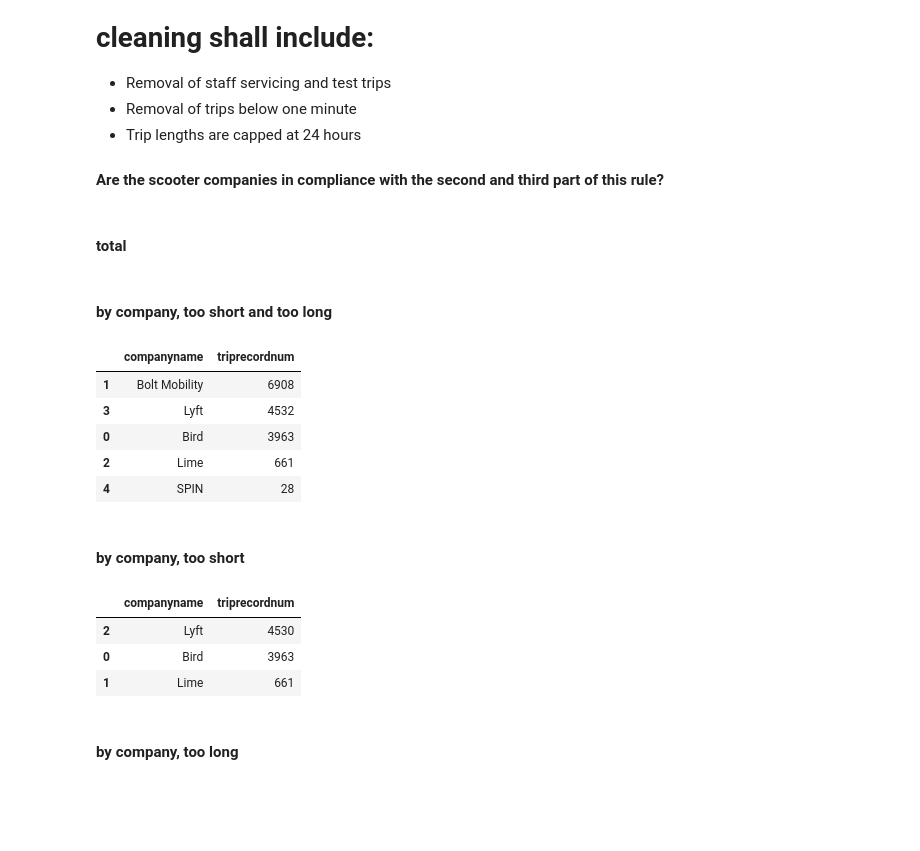
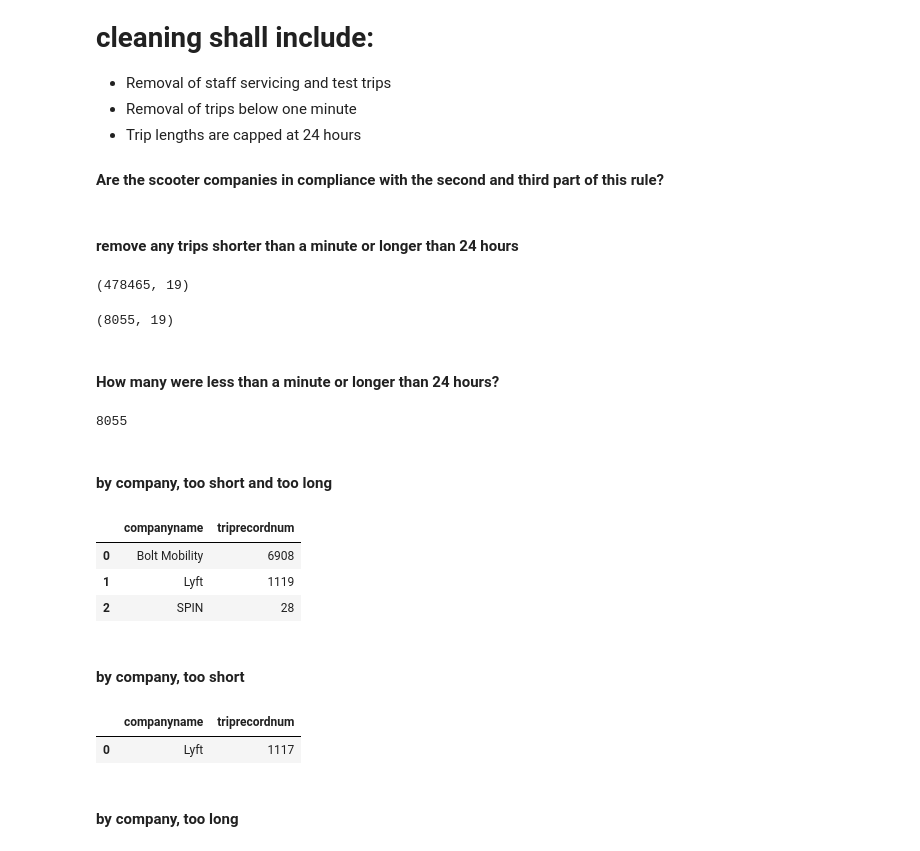
Before and after one commit to NSS-Data-Analytics-Cohort-11/scooters-margherita, a Jupyter notebook: notebook/dbeistad-scooters-margherita.ipynb, the cells around one changed output. Saved outputs shown, nothing was run; the diff lists cells and outputs as text; code cells hidden in the pictures; blank space fills up the shorter version.

Commit message:
cleaned up code, asdded comments, finished Q3

```diff
--- a/notebook/dbeistad-scooters-margherita.ipynb
+++ b/notebook/dbeistad-scooters-margherita.ipynb
@@ -160,0 +168,2 @@ sns.lineplot(data=scooters_by_company_month, x="month", y="sumdid", hue='company
+# %%
+trips_clean = trips[(trips['tripduration'] > 0) & (trips['tripdistance'] > 0)]
@@ -174,29 +198,41 @@ sns.lineplot(data=trips_usage, x="month", y="triprecordnum", hue='companyname')
 * Trip lengths are capped at 24 hours
 #### Are the scooter companies in compliance with the second and third part of this rule?
 # %% [markdown]
-#### total
+#### remove any trips shorter than a minute or longer than 24 hours
 # %%
-trips_clean = trips[(trips['tripduration'] < 1) | (trips['tripduration'] > 24*60 )]['triprecordnum']
+clean_trips = trips_clean[(trips_clean['tripduration'] >= 1) & (trips_clean['tripduration'] <= 24 * 60 )]
+# %%
+trips_outside_range = trips_clean[(trips_clean['tripduration'] < 1) | (trips_clean['tripduration'] > 24 * 60 )]
+# %%
+clean_trips.shape
+# %% [output]
+(478465, 19)
+# %%
+trips_outside_range.shape
+# %% [output]
+(8055, 19)
+# %% [markdown]
+#### How many were less than a minute or longer than 24 hours?
+# %%
+trips_clean.shape[0] - clean_trips.shape[0]
+# %% [output]
+8055
 # %% [markdown]
 #### by company, too short and too long
 # %%
-trips[(trips['tripduration'] < 1) | (trips['tripduration'] > 24*60 )].groupby("companyname")['triprecordnum'].count().reset_index().sort_values('triprecordnum', ascending=False)
+trips_outside_range.groupby("companyname")['triprecordnum'].count().reset_index().sort_values('triprecordnum', ascending=False)
 # %% [output]
 |  | companyname | triprecordnum |
-| 1 | Bolt Mobility | 6908 |
-| 3 | Lyft | 4532 |
-| 0 | Bird | 3963 |
-| 2 | Lime | 661 |
-| 4 | SPIN | 28 |
+| 0 | Bolt Mobility | 6908 |
+| 1 | Lyft | 1119 |
+| 2 | SPIN | 28 |
 # %% [markdown]
 #### by company, too short
 # %%
-trips[trips['tripduration'] < 1].groupby("companyname")['triprecordnum'].count().reset_index().sort_values('triprecordnum', ascending=False)
+trips_clean[trips_clean['tripduration'] < 1].groupby("companyname")['triprecordnum'].count().reset_index().sort_values('triprecordnum', ascending=False)
 # %% [output]
 |  | companyname | triprecordnum |
-| 2 | Lyft | 4530 |
-| 0 | Bird | 3963 |
-| 1 | Lime | 661 |
+| 0 | Lyft | 1117 |
 # %% [markdown]
 #### by company, too long
 # %%
```
Also changed, not shown: parts of 34 cells of this notebook.
